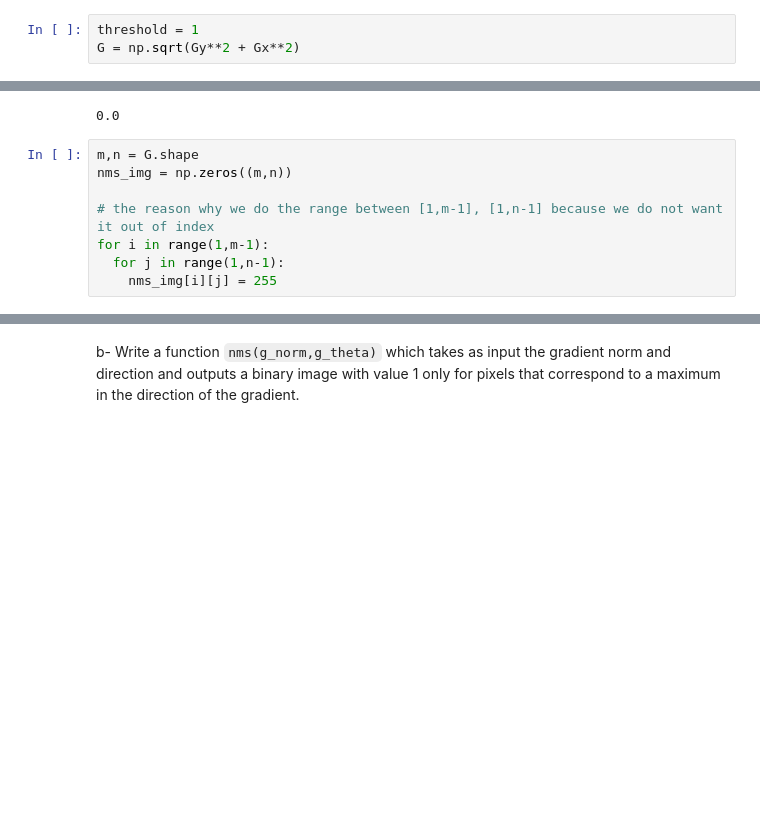
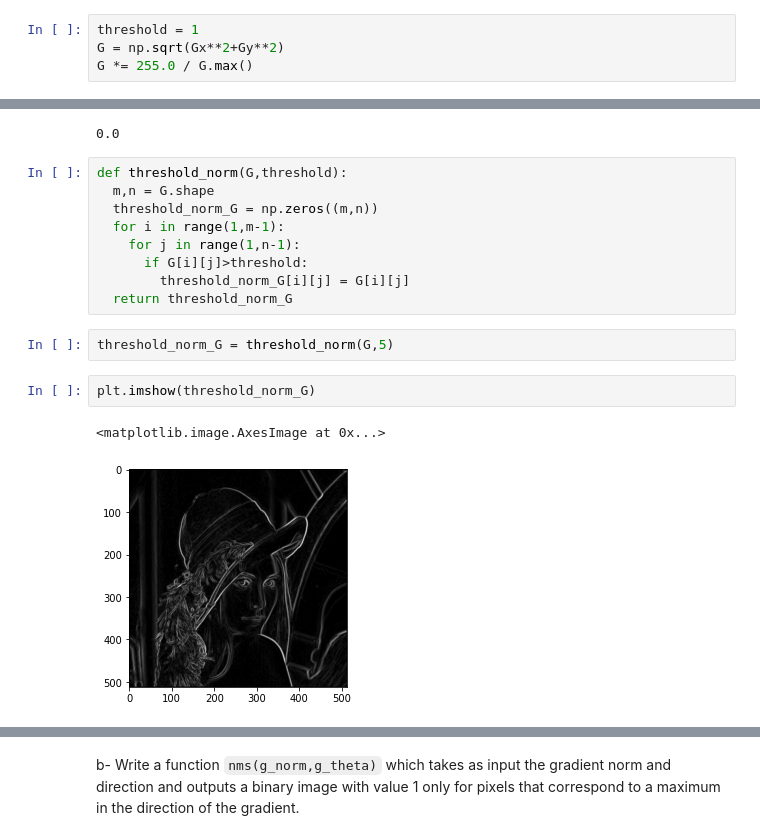
Before and after one commit to yeb2Binfang/DS_GY_3001_CV, a Jupyter notebook: HW/HW2/homework2.ipynb, the cells around one changed output, grey strips where cells are left out. Saved outputs shown, nothing was run; the diff lists cells and outputs as text; blank space fills up the shorter version.

```diff
--- a/HW/HW2/homework2.ipynb
+++ b/HW/HW2/homework2.ipynb
@@ -100,7 +100,8 @@ plt.imshow(Gx)
 [figure]
 # %%
 threshold = 1
-G = np.sqrt(Gy**2 + Gx**2)
+G = np.sqrt(Gx**2+Gy**2)
+G *= 255.0 / G.max()
 # %%
 plt.imshow(G)
 # %% [output]
@@ -133,10 +147,18 @@ print(nms_img[0][0])
 # %% [output]
 0.0
 # %%
-m,n = G.shape
-nms_img = np.zeros((m,n))
-
-# the reason why we do the range between [1,m-1], [1,n-1] because we do not want it out of index
-for i in range(1,m-1):
-  for j in range(1,n-1):
-    nms_img[i][j] = 255
+def threshold_norm(G,threshold):
+  m,n = G.shape
+  threshold_norm_G = np.zeros((m,n))
+  for i in range(1,m-1):
+    for j in range(1,n-1):
+      if G[i][j]>threshold:
+        threshold_norm_G[i][j] = G[i][j]
+  return threshold_norm_G
+# %%
+threshold_norm_G = threshold_norm(G,5)
+# %%
+plt.imshow(threshold_norm_G)
+# %% [output]
+<matplotlib.image.AxesImage at 0x...>
+[figure, added]
```
Also changed, not shown: parts of 24 cells of this notebook.
